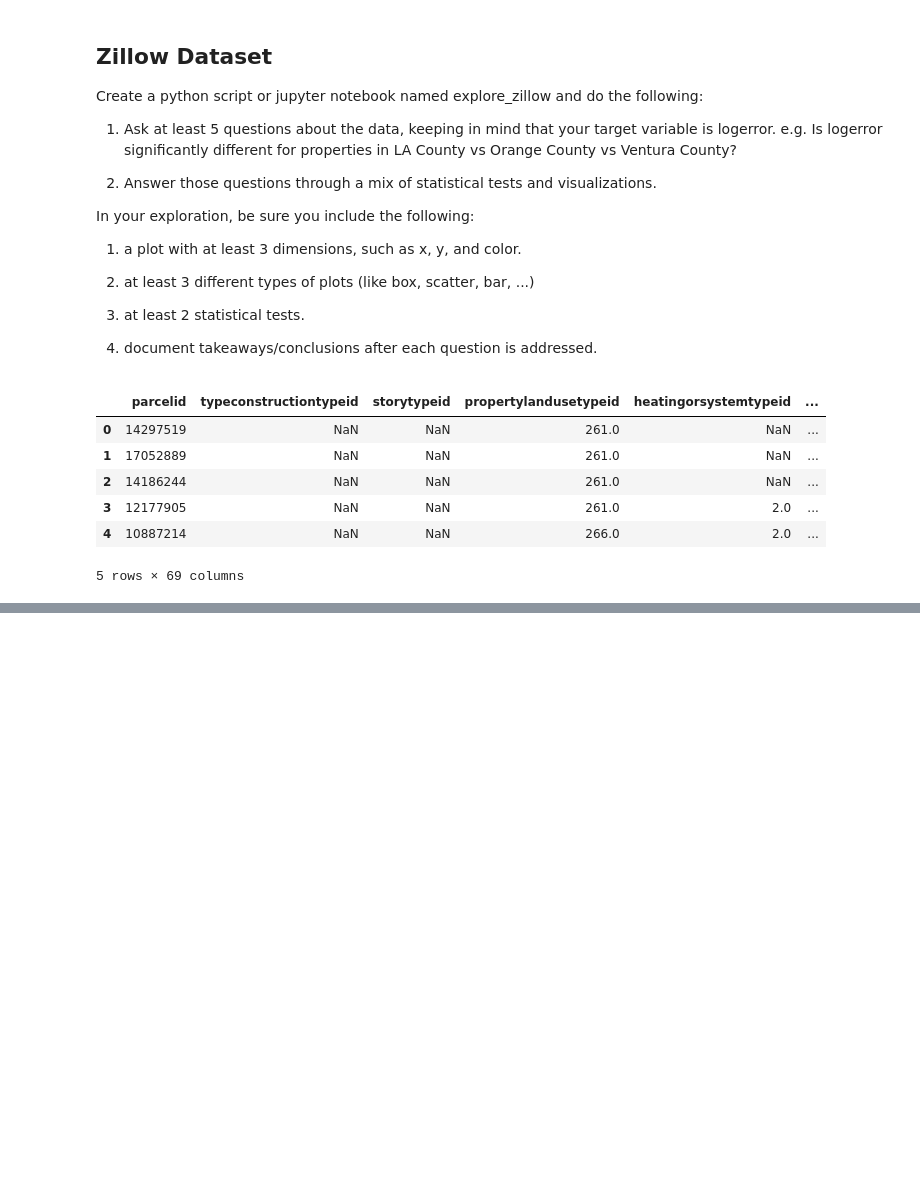
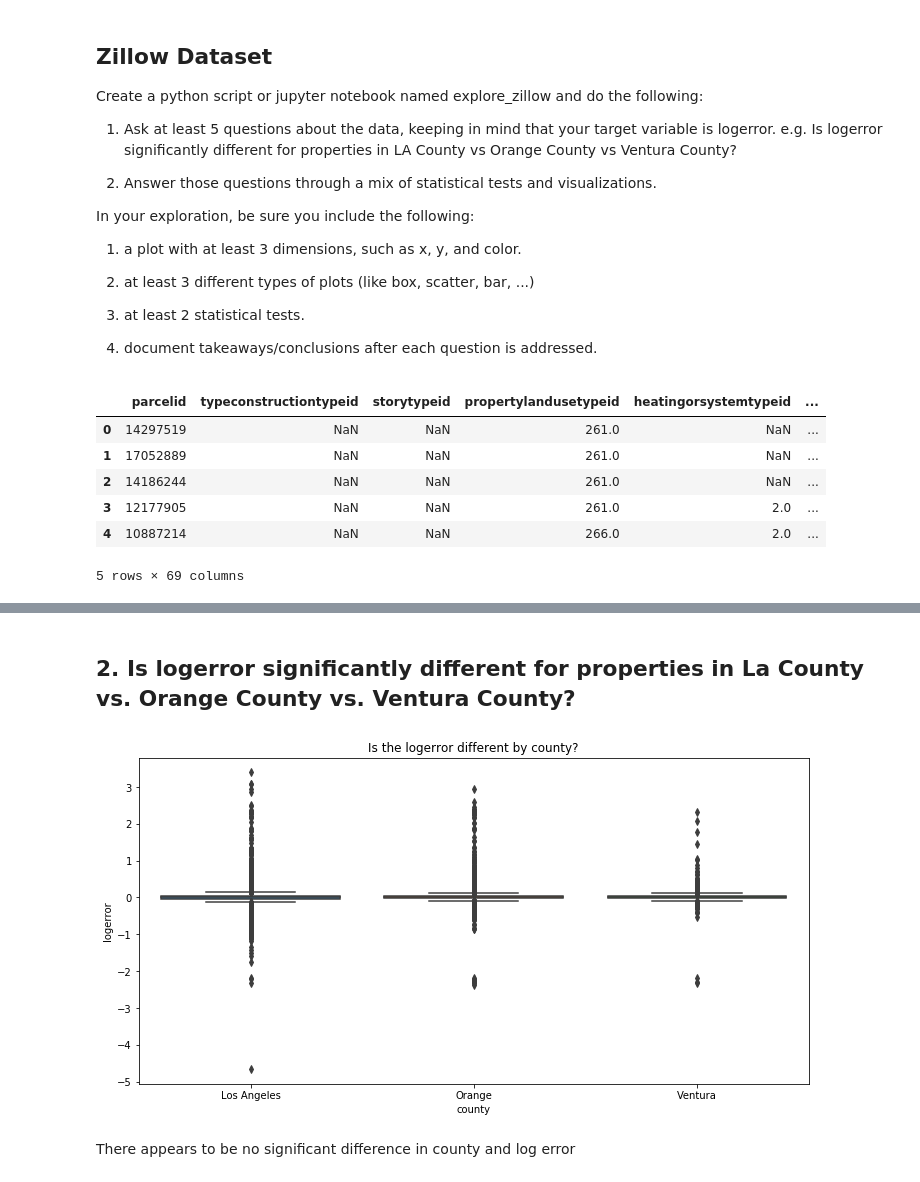
Before and after one commit to george887/clustering-exercises, a Jupyter notebook: explore_zillow.ipynb, the cells around one changed output, grey strips where cells are left out. Cells and saved outputs as stored; diff of their text form; code cells hidden in the pictures; blank space fills up the shorter version.

```diff
--- a/explore_zillow.ipynb
+++ b/explore_zillow.ipynb
@@ -108 +180,24 @@ df.fips.value_counts()
 Name: fips, dtype: int64
+# %% [markdown]
+## 2. Is logerror significantly different for properties in La County vs. Orange County vs. Ventura County?
+# %%
+def fips_labels(x):
+    if x['fips'] == 6037:
+        return 'Los Angeles'
+    elif x['fips'] == 6059:
+        return 'Orange'
+    elif x['fips'] == 6111:
+        return 'Ventura'
+# %%
+ train['county'] = train.apply(lambda x: fips_labels(x), axis=1)
+# %%
+train = train.drop(columns = ['fips'])
+# %%
+plt.figure(figsize=(12,6))
+sns.boxplot(train.county, train.logerror)
+plt.title("Is the logerror different by county?")
+plt.show()
+# %% [output]
+[figure, added]
+# %% [markdown]
+There appears to be no significant difference in county and log error
```
Also changed, not shown: parts of 37 cells of this notebook, 2 other files.
